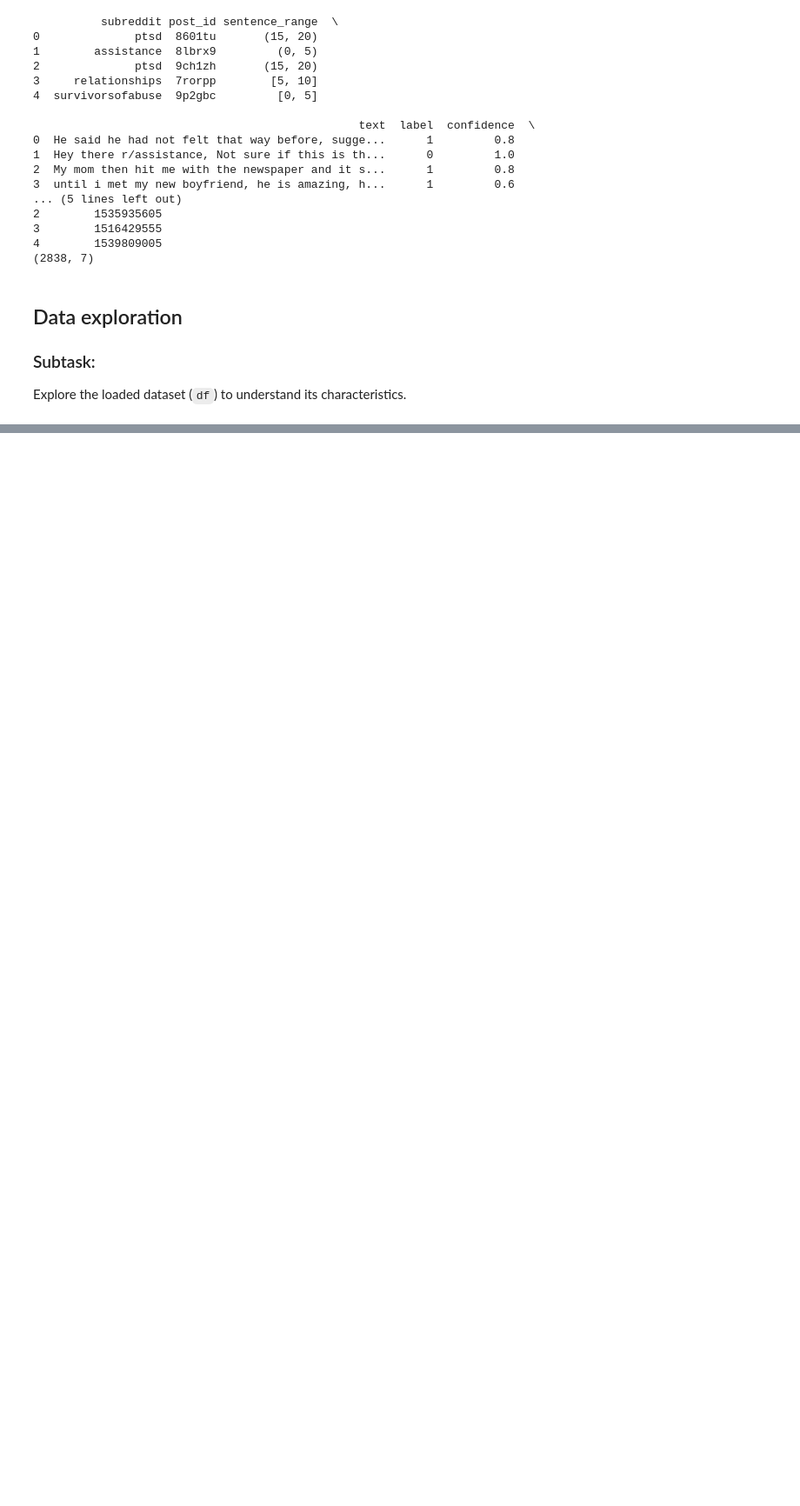
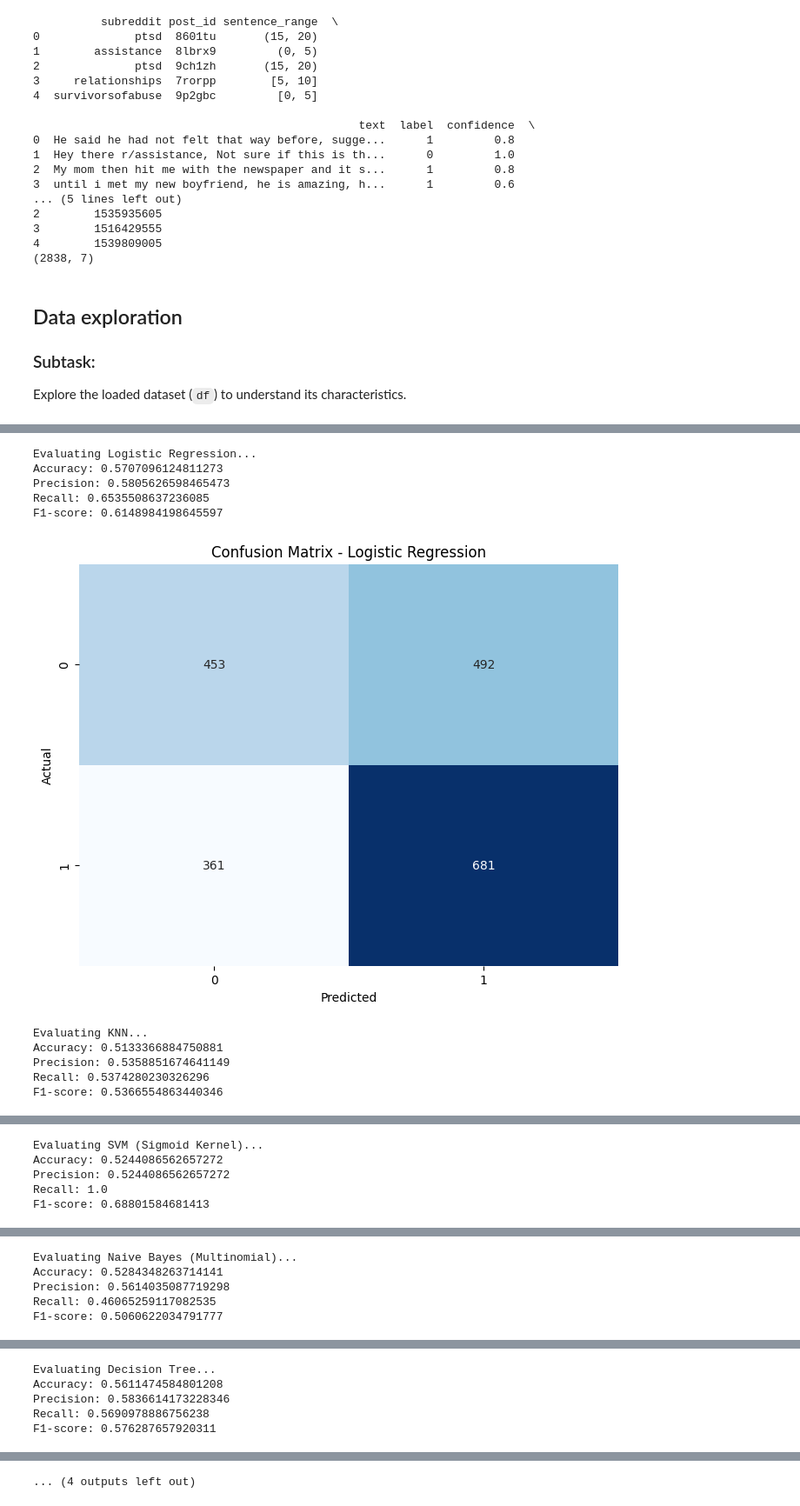
Before and after one commit to antonionipo/Human-Stress-Prediction, a Jupyter notebook: Human_Stress_Prediction_Sandbox.ipynb, the cells around one changed output, grey strips where cells are left out. Shown at 87% size. Drawn from its saved outputs; the diff is of its cells as text; code cells hidden in the pictures; blank space fills up the shorter version.

```diff
--- a/Human_Stress_Prediction_Sandbox.ipynb
+++ b/Human_Stress_Prediction_Sandbox.ipynb
@@ -507,0 +447,41 @@ Based on the provided analysis, the model's performance on the test set is moder
+# %%
+from sklearn.metrics import accuracy_score, precision_score, recall_score, f1_score, confusion_matrix
+import matplotlib.pyplot as plt
+import seaborn as sns
+
+# Evaluate each optimized model (excluding CatBoost)
+for model_name, model in optimized_models.items():  # Use optimized_models from previous step
+    print(f"Evaluating {model_name}...")
+    y_pred = model.predict(X_test.drop(['post_id', 'sentence_range', 'text'], axis=1))
+
+    # Calculate evaluation metrics
+    accuracy = accuracy_score(y_test, y_pred)
+    precision = precision_score(y_test, y_pred)
+    recall = recall_score(y_test, y_pred)
+    f1 = f1_score(y_test, y_pred)
+
+    print(f"Accuracy: {accuracy}")
+    print(f"Precision: {precision}")
+    print(f"Recall: {recall}")
+    print(f"F1-score: {f1}")
+
+    # Confusion Matrix
+    cm = confusion_matrix(y_test, y_pred)
+    plt.figure(figsize=(8, 6))
+    sns.heatmap(cm, annot=True, fmt="d", cmap="Blues", cbar=False)
+    plt.xlabel("Predicted")
+    plt.ylabel("Actual")
+    plt.title(f"Confusion Matrix - {model_name}")  # Add model name to title
+    plt.show()
+# %% [output]
+Evaluating Logistic Regression...
+Accuracy: 0.5707096124811273
+Precision: 0.5805626598465473
+Recall: 0.6535508637236085
+F1-score: 0.6148984198645597
+[figure, added]
+Evaluating KNN...
+Accuracy: 0.5133366884750881
+Precision: 0.5358851674641149
+Recall: 0.5374280230326296
+F1-score: 0.5366554863440346
@@ -507,0 +489,5 @@ Based on the provided analysis, the model's performance on the test set is moder
+Evaluating SVM (Sigmoid Kernel)...
+Accuracy: 0.5244086562657272
+Precision: 0.5244086562657272
+Recall: 1.0
+F1-score: 0.68801584681413
@@ -507,0 +495,5 @@ Based on the provided analysis, the model's performance on the test set is moder
+Evaluating Naive Bayes (Multinomial)...
+Accuracy: 0.5284348263714141
+Precision: 0.5614035087719298
+Recall: 0.46065259117082535
+F1-score: 0.5060622034791777
@@ -507,0 +501,5 @@ Based on the provided analysis, the model's performance on the test set is moder
+Evaluating Decision Tree...
+Accuracy: 0.5611474584801208
+Precision: 0.5836614173228346
+Recall: 0.5690978886756238
+F1-score: 0.576287657920311
@@ -507,0 +513 @@ Based on the provided analysis, the model's performance on the test set is moder
+... (4 outputs left out)
```
Also changed, not shown: parts of 53 cells of this notebook.
